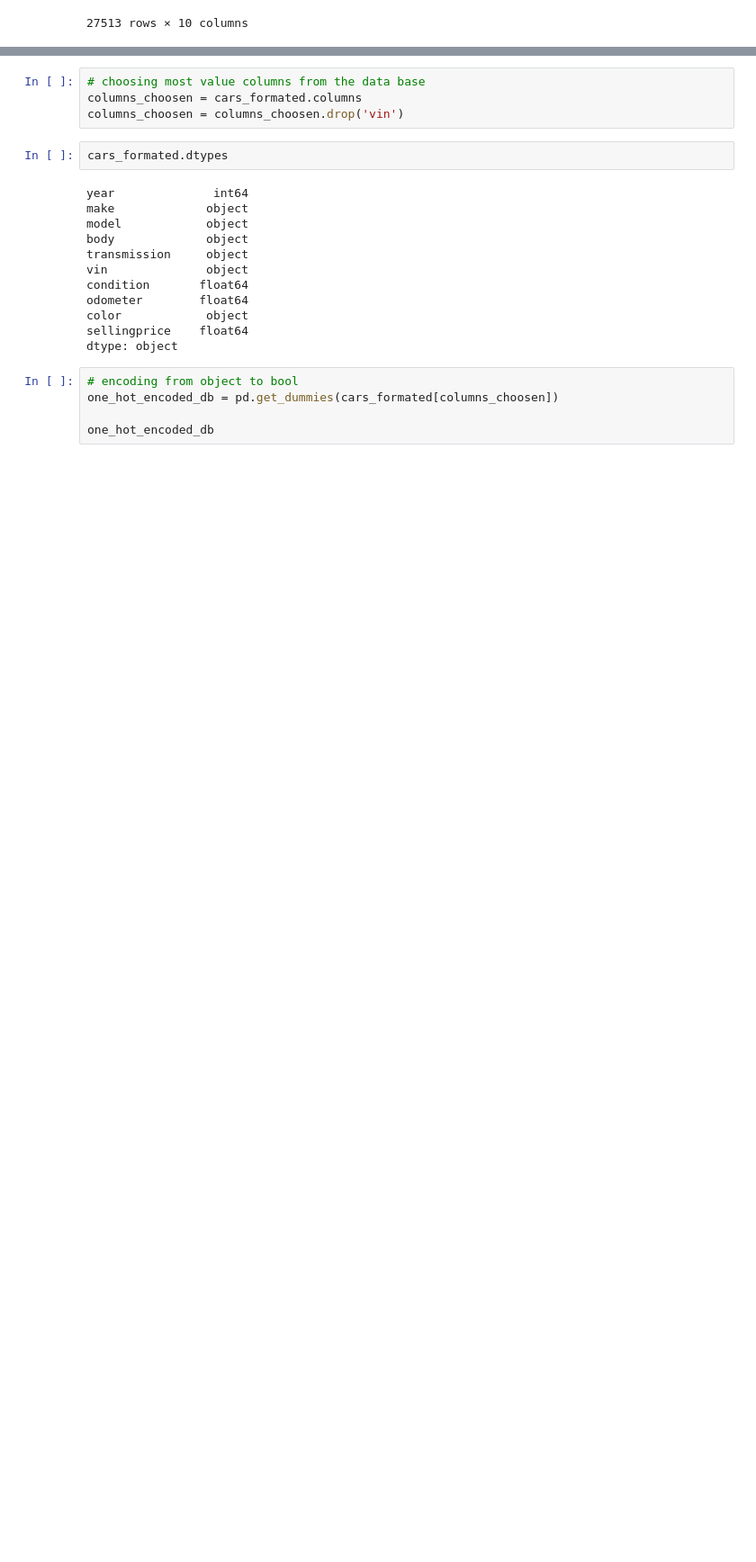
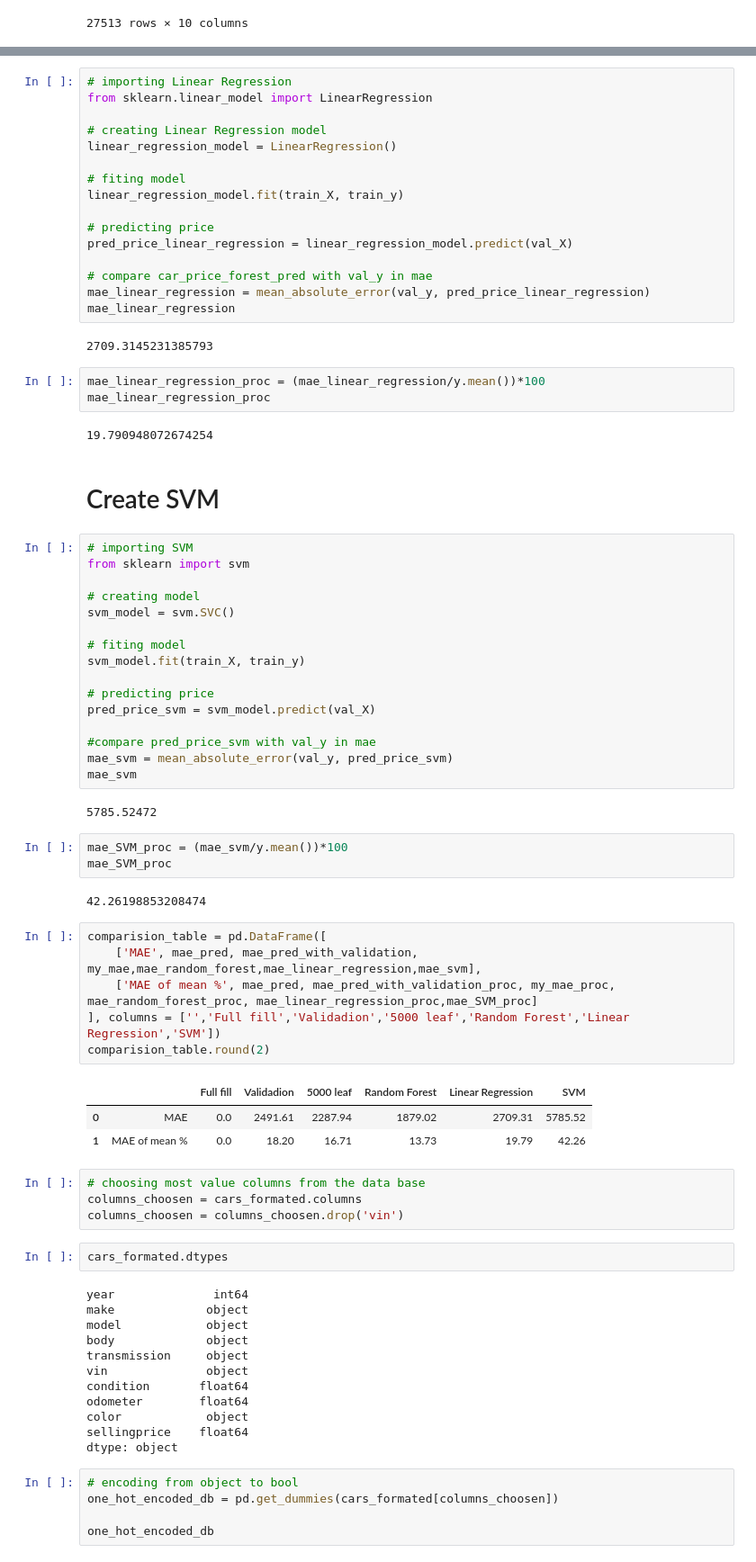
Before and after one commit to Mikaelow/Kaggle, a Jupyter notebook: car_predicting_price.ipynb, the cells around one changed output, grey strips where cells are left out. Shown at 90% size. Cells and saved outputs as stored; diff of their text form; blank space fills up the shorter version.

```diff
--- a/car_predicting_price.ipynb
+++ b/car_predicting_price.ipynb
@@ -42,3 +250,61 @@ cars_formated
+# %%
+# importing Linear Regression
+from sklearn.linear_model import LinearRegression
+
+# creating Linear Regression model
+linear_regression_model = LinearRegression()
+
+# fiting model
+linear_regression_model.fit(train_X, train_y)
+
+# predicting price
+pred_price_linear_regression = linear_regression_model.predict(val_X)
+
+# compare car_price_forest_pred with val_y in mae
+mae_linear_regression = mean_absolute_error(val_y, pred_price_linear_regression)
+mae_linear_regression
+# %% [output]
+2709.3145231385793
+# %%
+mae_linear_regression_proc = (mae_linear_regression/y.mean())*100
+mae_linear_regression_proc
+# %% [output]
+19.790948072674254
+# %% [markdown]
+# Create SVM
+# %%
+# importing SVM
+from sklearn import svm
+
+# creating model
+svm_model = svm.SVC()
+
+# fiting model
+svm_model.fit(train_X, train_y)
+
+# predicting price
+pred_price_svm = svm_model.predict(val_X)
+
+#compare pred_price_svm with val_y in mae
+mae_svm = mean_absolute_error(val_y, pred_price_svm)
+mae_svm
+# %% [output]
+5785.52472
+# %%
+mae_SVM_proc = (mae_svm/y.mean())*100
+mae_SVM_proc
+# %% [output]
+42.26198853208474
+# %%
+comparision_table = pd.DataFrame([
+    ['MAE', mae_pred, mae_pred_with_validation, my_mae,mae_random_forest,mae_linear_regression,mae_svm],
+    ['MAE of mean %', mae_pred, mae_pred_with_validation_proc, my_mae_proc, mae_random_forest_proc, mae_linear_regression_proc,mae_SVM_proc]
+], columns = ['','Full fill','Validadion','5000 leaf','Random Forest','Linear Regression','SVM'])
+comparision_table.round(2)
+# %% [output]
+|  |  | Full fill | Validadion | 5000 leaf | Random Forest | Linear Regression | SVM |
+| 0 | MAE | 0.0 | 2491.61 | 2287.94 | 1879.02 | 2709.31 | 5785.52 |
+| 1 | MAE of mean % | 0.0 | 18.20 | 16.71 | 13.73 | 19.79 | 42.26 |
 # %%
 # choosing most value columns from the data base
 columns_choosen = cars_formated.columns
```
Also changed, not shown: parts of 35 cells of this notebook.
